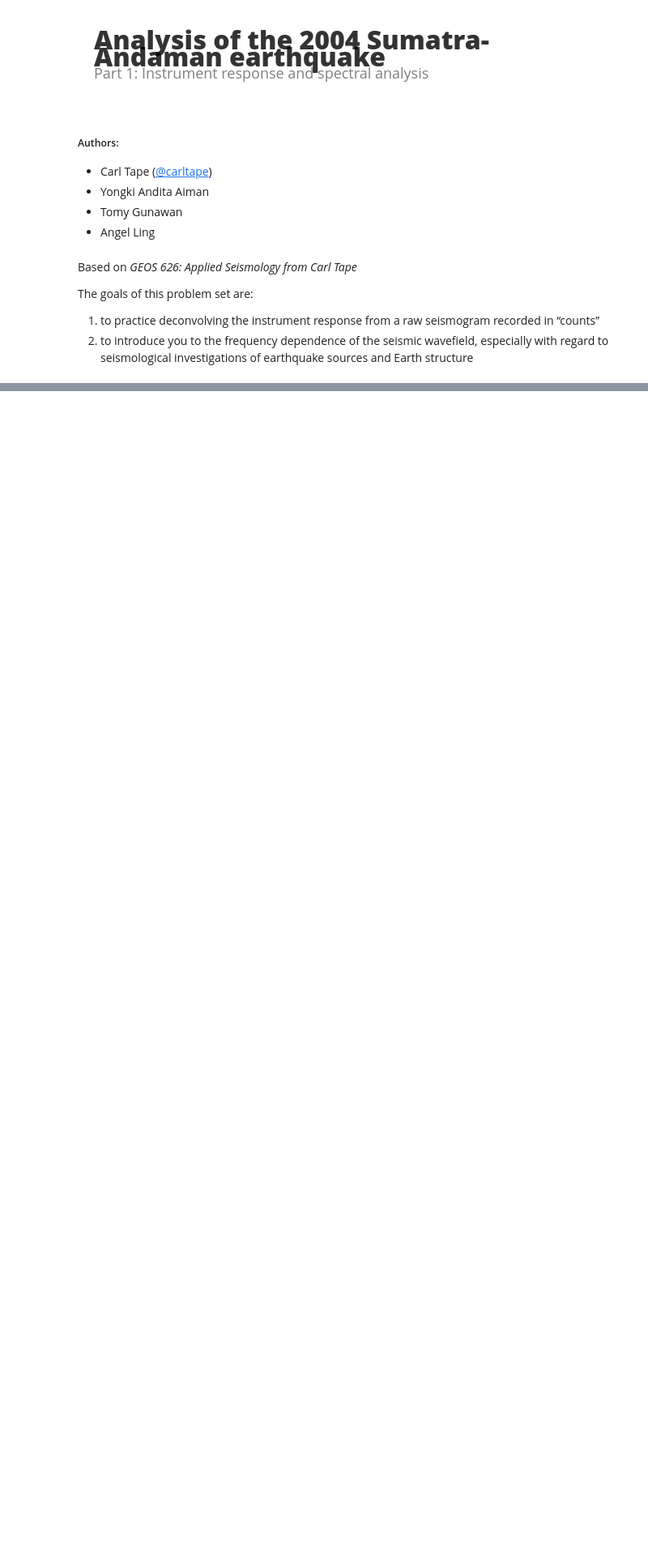
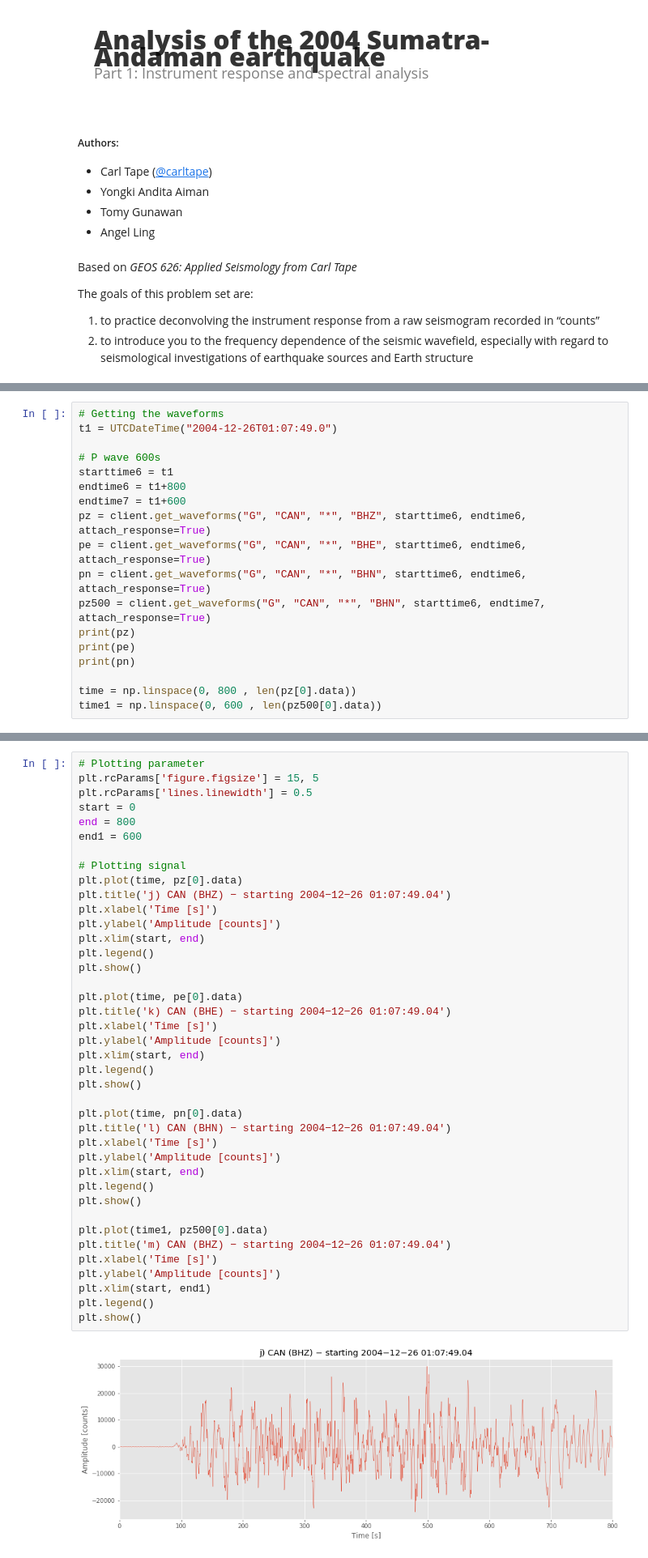
Before and after one commit to heinerigel/2017-JupyterNotebooksForGeophysics, a Jupyter notebook: Notebooks/05_SumatraEarthquake/Sumatra_PartA_presentation/SumatraA_Problem3.ipynb, the cells around one changed output, grey strips where cells are left out. Shown at 81% size. Saved outputs shown, nothing was run; the diff lists cells and outputs as text; blank space fills up the shorter version.

```diff
--- a/Notebooks/05_SumatraEarthquake/Sumatra_PartA_presentation/SumatraA_Problem3.ipynb
+++ b/Notebooks/05_SumatraEarthquake/Sumatra_PartA_presentation/SumatraA_Problem3.ipynb
@@ -158,0 +361,18 @@ plt.show()
+# %%
+# Getting the waveforms
+t1 = UTCDateTime("2004-12-26T01:07:49.0")
+
+# P wave 600s
+starttime6 = t1
+endtime6 = t1+800
+endtime7 = t1+600
+pz = client.get_waveforms("G", "CAN", "*", "BHZ", starttime6, endtime6, attach_response=True)
+pe = client.get_waveforms("G", "CAN", "*", "BHE", starttime6, endtime6, attach_response=True)
+pn = client.get_waveforms("G", "CAN", "*", "BHN", starttime6, endtime6, attach_response=True)
+pz500 = client.get_waveforms("G", "CAN", "*", "BHN", starttime6, endtime7, attach_response=True)
+print(pz)
+print(pe)
+print(pn)
+
+time = np.linspace(0, 800 , len(pz[0].data))
+time1 = np.linspace(0, 600 , len(pz500[0].data))
@@ -158,0 +386,42 @@ plt.show()
+# %%
+# Plotting parameter
+plt.rcParams['figure.figsize'] = 15, 5
+plt.rcParams['lines.linewidth'] = 0.5
+start = 0
+end = 800
+end1 = 600
+
+# Plotting signal
+plt.plot(time, pz[0].data)
+plt.title('j) CAN (BHZ) − starting 2004−12−26 01:07:49.04')
+plt.xlabel('Time [s]')
+plt.ylabel('Amplitude [counts]')
+plt.xlim(start, end)
+plt.legend()
+plt.show()
+
+plt.plot(time, pe[0].data)
+plt.title('k) CAN (BHE) − starting 2004−12−26 01:07:49.04')
+plt.xlabel('Time [s]')
+plt.ylabel('Amplitude [counts]')
+plt.xlim(start, end)
+plt.legend()
+plt.show()
+
+plt.plot(time, pn[0].data)
+plt.title('l) CAN (BHN) − starting 2004−12−26 01:07:49.04')
+plt.xlabel('Time [s]')
+plt.ylabel('Amplitude [counts]')
+plt.xlim(start, end)
+plt.legend()
+plt.show()
+
+plt.plot(time1, pz500[0].data)
+plt.title('m) CAN (BHZ) − starting 2004−12−26 01:07:49.04')
+plt.xlabel('Time [s]')
+plt.ylabel('Amplitude [counts]')
+plt.xlim(start, end1)
+plt.legend()
+plt.show()
+# %% [output]
+[figure, added]
```
Also changed, not shown: parts of 35 cells of this notebook.
